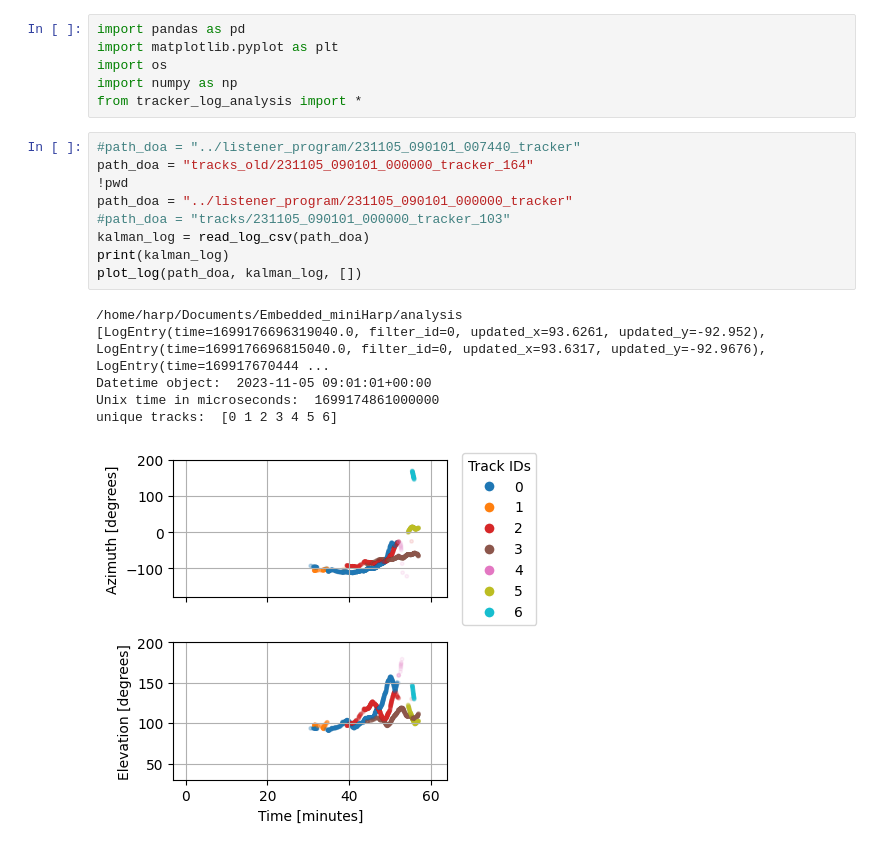
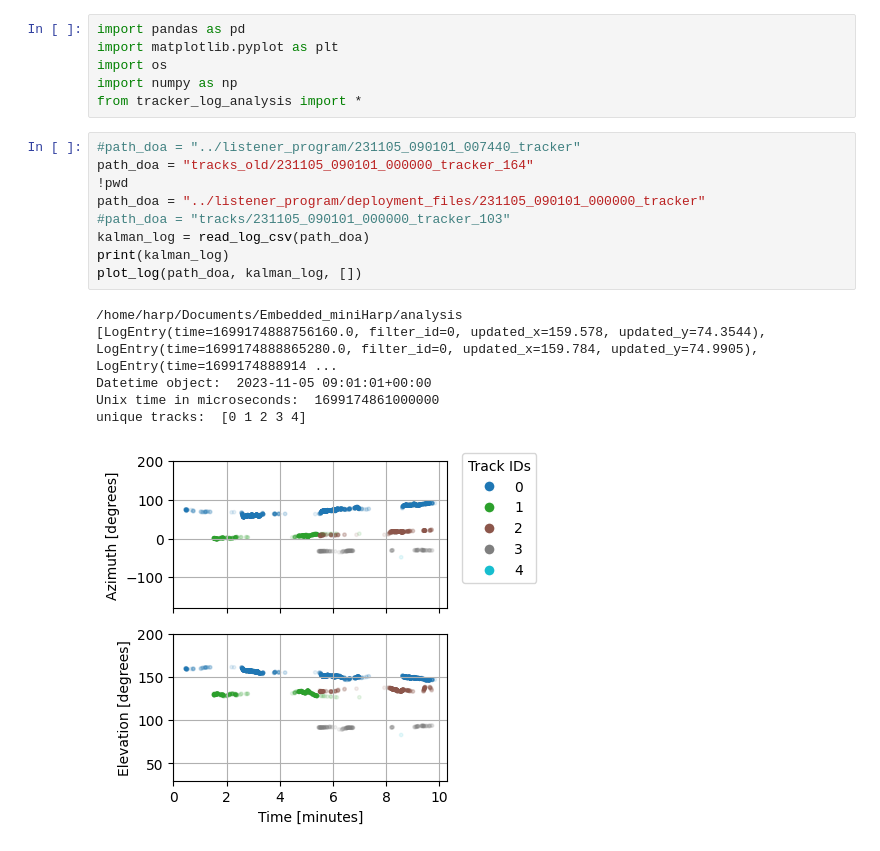
Before and after one commit to WAaronD/FreeWILLI_wasd, a Jupyter notebook: analysis/view_saved_tracker_log.ipynb, the cells around one changed output. Saved outputs shown, nothing was run; the diff lists cells and outputs as text.

```diff
--- a/analysis/view_saved_tracker_log.ipynb
+++ b/analysis/view_saved_tracker_log.ipynb
@@ -7,16 +7,16 @@ from tracker_log_analysis import *
 # %%
 #path_doa = "../listener_program/231105_090101_007440_tracker"
 path_doa = "tracks_old/231105_090101_000000_tracker_164"
 !pwd
-path_doa = "../listener_program/231105_090101_000000_tracker"
+path_doa = "../listener_program/deployment_files/231105_090101_000000_tracker"
 #path_doa = "tracks/231105_090101_000000_tracker_103"
 kalman_log = read_log_csv(path_doa)
 print(kalman_log)
 plot_log(path_doa, kalman_log, [])
 # %% [output]
 /home/harp/Documents/Embedded_miniHarp/analysis
-[LogEntry(time=1699176696319040.0, filter_id=0, updated_x=93.6261, updated_y=-92.952), LogEntry(time=1699176696815040.0, filter_id=0, updated_x=93.6317, updated_y=-92.9676), LogEntry(time=169917670444 ...
+[LogEntry(time=1699174888756160.0, filter_id=0, updated_x=159.578, updated_y=74.3544), LogEntry(time=1699174888865280.0, filter_id=0, updated_x=159.784, updated_y=74.9905), LogEntry(time=1699174888914 ...
 Datetime object:  2023-11-05 09:01:01+00:00
 Unix time in microseconds:  1699174861000000
-unique tracks:  [0 1 2 3 4 5 6]
+unique tracks:  [0 1 2 3 4]
-[figure, old version]
+[figure, new version]
```
Also changed, not shown: 7 other files.
